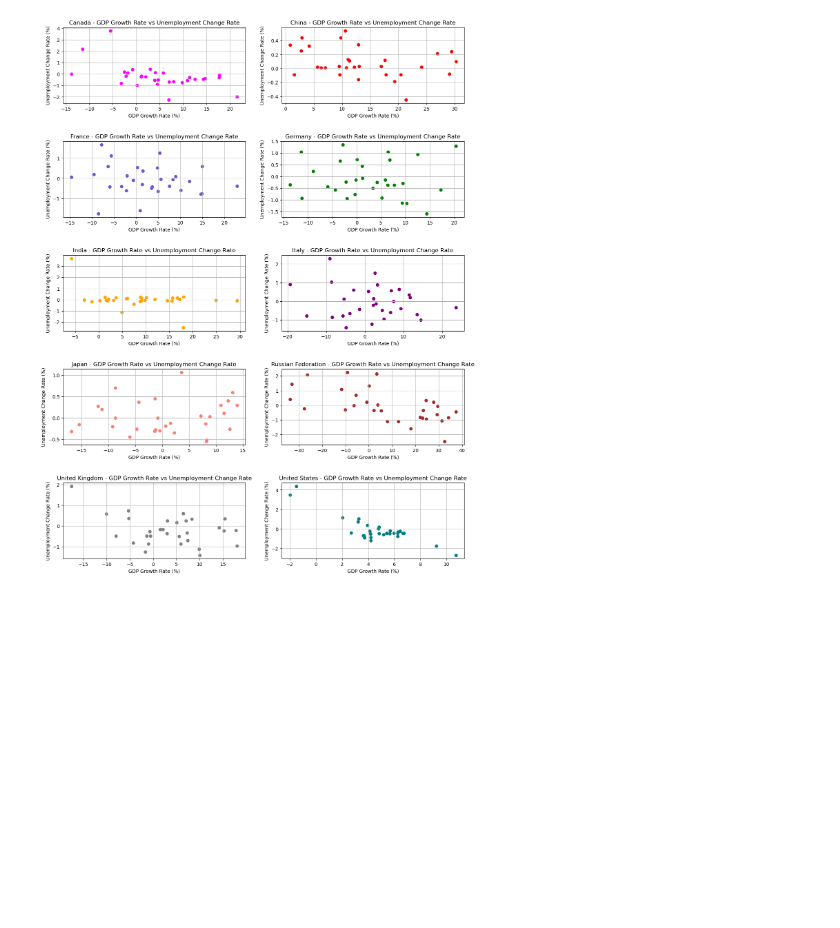
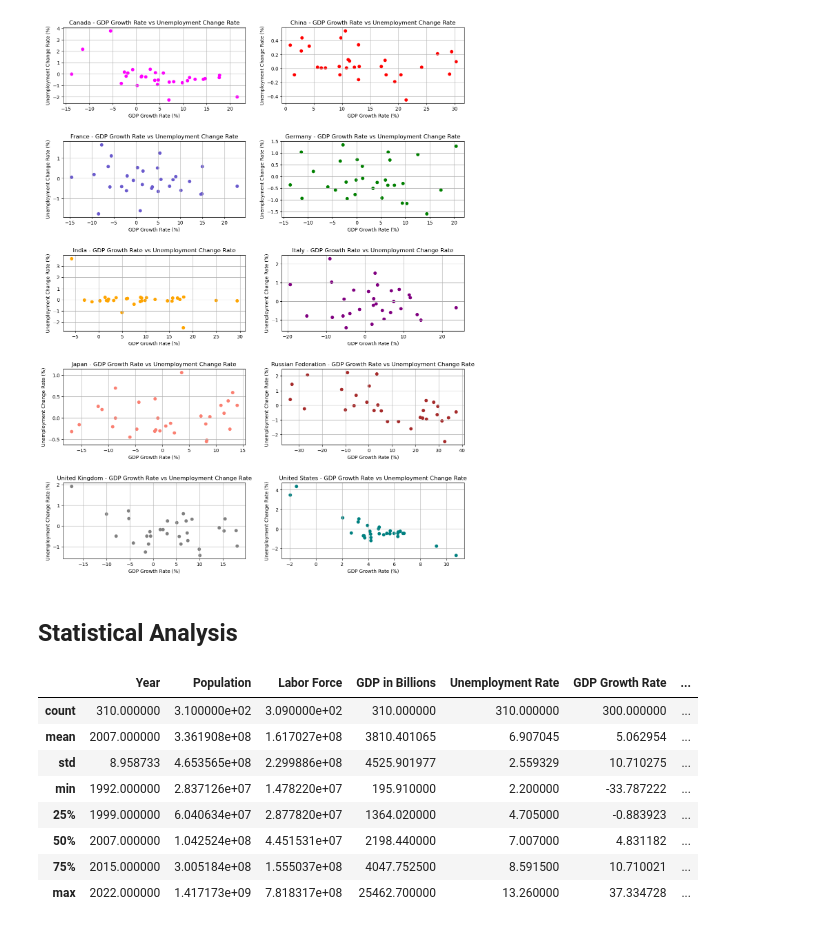
Before and after one commit to emilybomber/project-1, a Jupyter notebook: Project 1 US data.ipynb, the cells around one changed output. Cells and saved outputs as stored; diff of their text form; code cells hidden in the pictures; blank space fills up the shorter version.

Commit message:
stats added

```diff
--- a/Project 1 US data.ipynb
+++ b/Project 1 US data.ipynb
@@ -225,3 +249,18 @@ for ax, (country, color) in zip(axes.flatten(), zip(gdp_data['Country'].unique()
 plt.show()
 # %% [output]
 [figure]
+# %% [markdown]
+## Statistical Analysis
+# %%
+#Basic Stats Model for Data
+gdp_data.describe()
+# %% [output]
+|  | Year | Population | Labor Force | GDP in Billions | Unemployment Rate | GDP Growth Rate | ... |
+| count | 310.000000 | 3.100000e+02 | 3.090000e+02 | 310.000000 | 310.000000 | 300.000000 | ... |
+| mean | 2007.000000 | 3.361908e+08 | 1.617027e+08 | 3810.401065 | 6.907045 | 5.062954 | ... |
+| std | 8.958733 | 4.653565e+08 | 2.299886e+08 | 4525.901977 | 2.559329 | 10.710275 | ... |
+| min | 1992.000000 | 2.837126e+07 | 1.478220e+07 | 195.910000 | 2.200000 | -33.787222 | ... |
+| 25% | 1999.000000 | 6.040634e+07 | 2.877820e+07 | 1364.020000 | 4.705000 | -0.883923 | ... |
+| 50% | 2007.000000 | 1.042524e+08 | 4.451531e+07 | 2198.440000 | 7.007000 | 4.831182 | ... |
+| 75% | 2015.000000 | 3.005184e+08 | 1.555037e+08 | 4047.752500 | 8.591500 | 10.710021 | ... |
+| max | 2022.000000 | 1.417173e+09 | 7.818317e+08 | 25462.700000 | 13.260000 | 37.334728 | ... |
```
Also changed, not shown: parts of 13 cells of this notebook, 1 other file.
